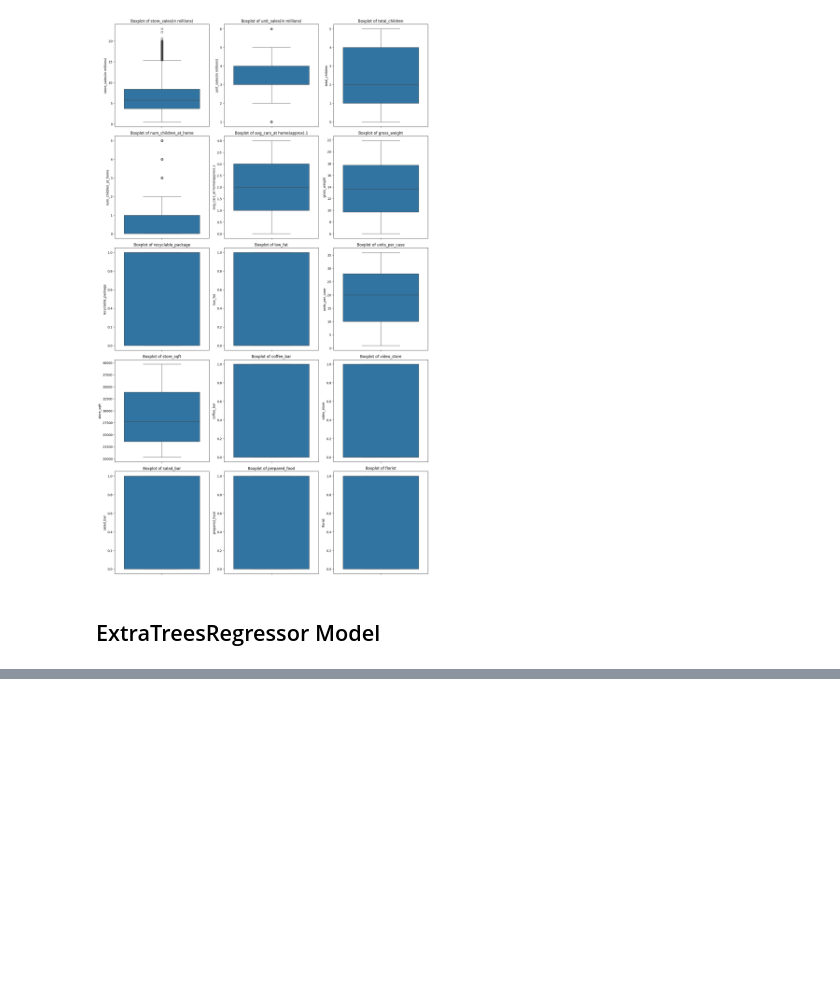
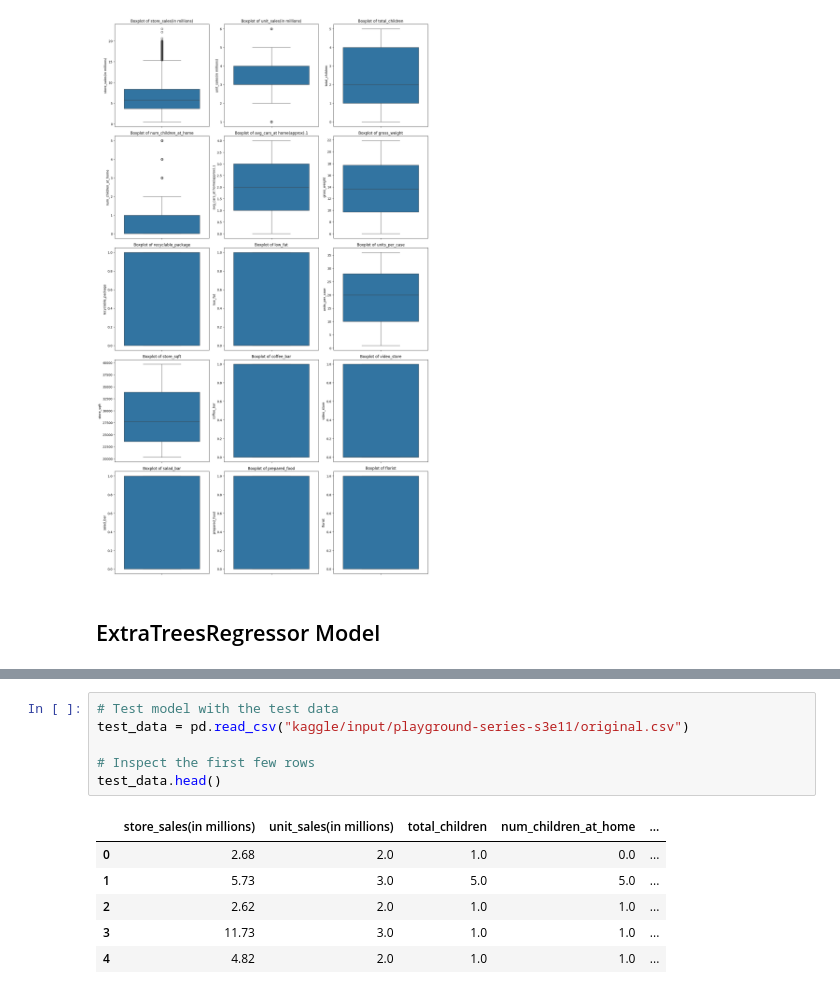
Before and after one commit to benjaminyjr17/sc4000-kaggle-ml-project, a Jupyter notebook: extraTreesRegressor.ipynb, the cells around one changed output, grey strips where cells are left out. Cells and saved outputs as stored; diff of their text form; blank space fills up the shorter version.

```diff
--- a/extraTreesRegressor.ipynb
+++ b/extraTreesRegressor.ipynb
@@ -94,0 +177,13 @@ reg.score(X_test, y_test)
+# %%
+# Test model with the test data
+test_data = pd.read_csv("kaggle/input/playground-series-s3e11/original.csv")
+
+# Inspect the first few rows
+test_data.head()
+# %% [output]
+|  | store_sales(in millions) | unit_sales(in millions) | total_children | num_children_at_home | ... |
+| 0 | 2.68 | 2.0 | 1.0 | 0.0 | ... |
+| 1 | 5.73 | 3.0 | 5.0 | 5.0 | ... |
+| 2 | 2.62 | 2.0 | 1.0 | 1.0 | ... |
+| 3 | 11.73 | 3.0 | 1.0 | 1.0 | ... |
+| 4 | 4.82 | 2.0 | 1.0 | 1.0 | ... |
```
Also changed, not shown: parts of 25 cells of this notebook.
